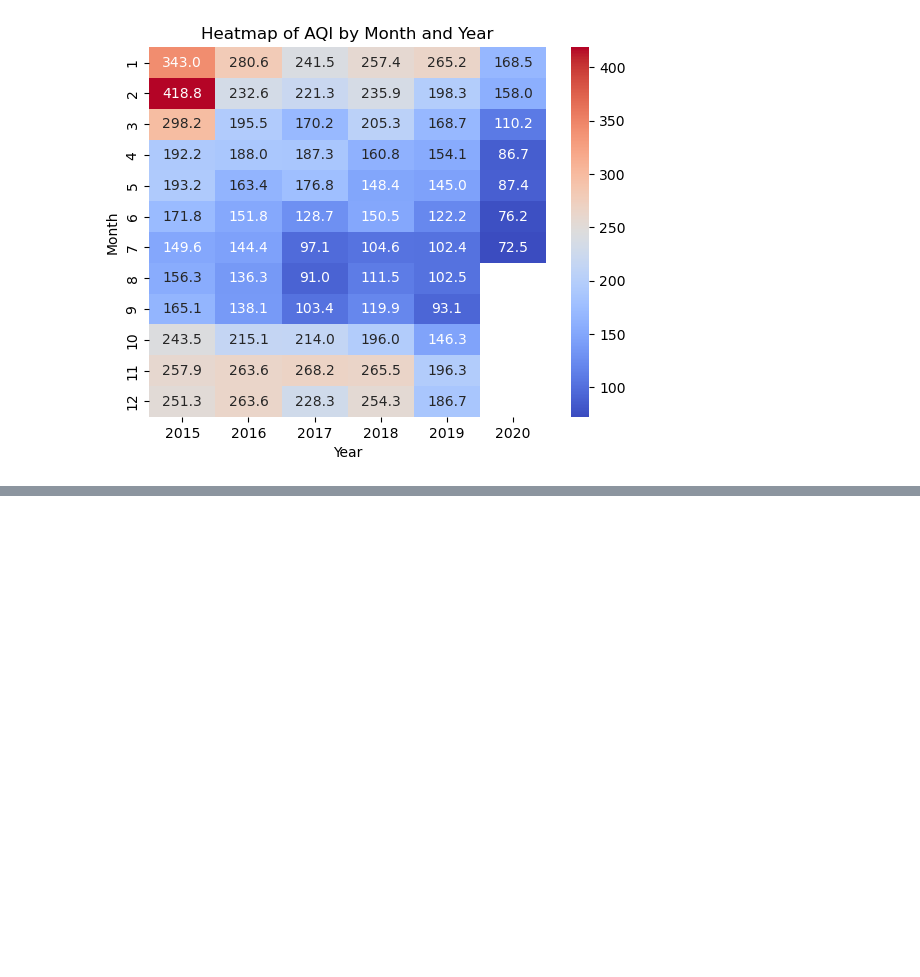
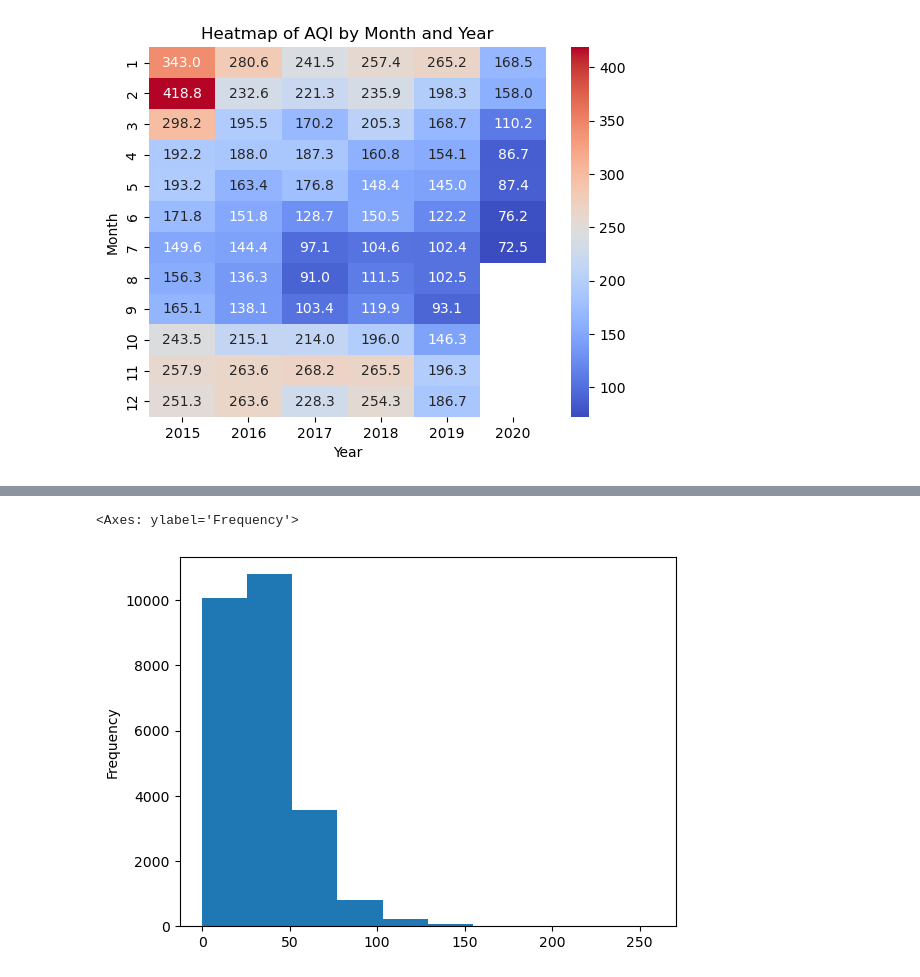
Before and after one commit to Shubham39275/Air_Quality_Index, a Jupyter notebook: AQI_Prediction.ipynb, the cells around one changed output, grey strips where cells are left out. Saved outputs shown, nothing was run; the diff lists cells and outputs as text; code cells hidden in the pictures; blank space fills up the shorter version.

```diff
--- a/AQI_Prediction.ipynb
+++ b/AQI_Prediction.ipynb
@@ -340,0 +369,5 @@ plt.show()
+# %%
+df['O3'].plot(kind='hist')
+# %% [output]
+<Axes: ylabel='Frequency'>
+[figure, added]
```
Also changed, not shown: parts of 28 cells of this notebook.
